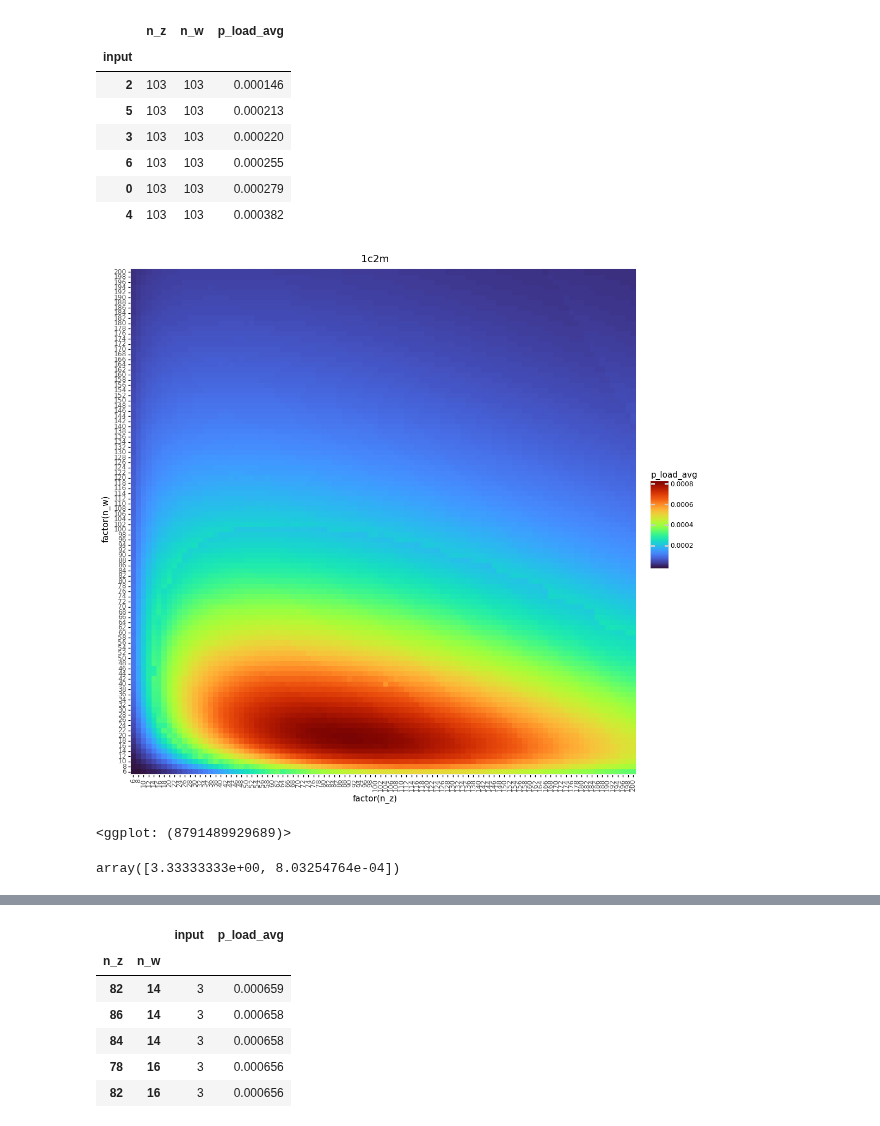
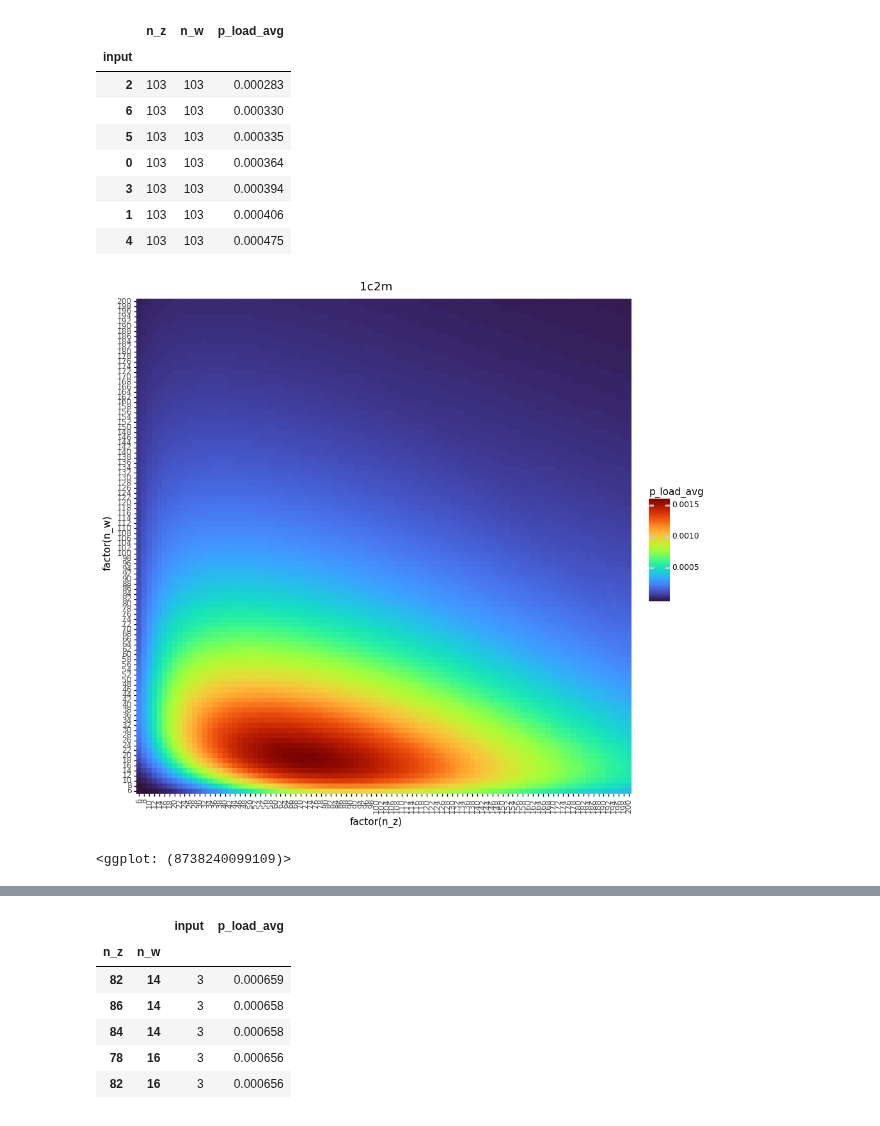
Before and after one commit to mnicstruwig/FlexibleFluxSimulator, a Jupyter notebook: experiments/2020-11-05-Optimization-Results-Anaylsis.ipynb, the cells around one changed output, grey strips where cells are left out. Saved outputs shown, nothing was run; the diff lists cells and outputs as text; code cells hidden in the pictures.

```diff
--- a/experiments/2020-11-05-Optimization-Results-Anaylsis.ipynb
+++ b/experiments/2020-11-05-Optimization-Results-Anaylsis.ipynb
@@ -5,4 +5,6 @@ import pyarrow.parquet as pq
 import pyarrow as pa
 import numpy as np
 import pandas as pd
+# %%
+base_path = '../data/optimization_outputs/2021-05-14/'
 # %%
@@ -100,14 +88,13 @@ df_2c1m.groupby(['n_z', 'n_w']).mean('p_load_avg').sort_values(by='p_load_avg',
 # %%
-df_1c2m = pq.read_table('../data/optimization_outputs/2021-03-19/1c2m.parquet/').to_pandas()
+df_1c2m = pq.read_table(base_path + '1c2m.parquet/').to_pandas()
 df_1c2m.head()
 
 # There appears to be some mistakes in 2 and 6 -- warrants some later investigation
-df_1c2m = df_1c2m.drop(df_1c2m[df_1c2m['input'] == 1].index)
+#df_1c2m = df_1c2m.drop(df_1c2m[df_1c2m['input'] == 1].index)
 # df_1c2m = df_1c2m.drop(df_1c2m[df_1c2m['input'] == 1].index)
 #df_1c2m = df_1c2m.drop(df_1c2m[df_1c2m['input'] == 3].index)
-# df_1c2m = df_1c2m.drop(df_1c2m[df_1c2m['input'] == 4].index)
+#df_1c2m = df_1c2m.drop(df_1c2m[df_1c2m['input'] == 4].index)
 # df_1c2m = df_1c2m.drop(df_1c2m[df_1c2m['input'] == 5].index)
 
-
-df_1c2m.groupby(['n_z', 'n_w']).mean().reset_index().drop('input', axis=1).sort_values(by='p_load_avg', ascending=False).head(10).values[0]
+df_1c2m.groupby(['n_z', 'n_w']).mean().reset_index().drop('input', axis=1).sort_values(by='p_load_avg', ascending=False).head(10)
 # %% [output]
@@ -117,20 +114,17 @@ df_1c2m.groupby('input').mean('p_load_avg').sort_values(by='p_load_avg')
 # %% [output]
 |  | n_z | n_w | p_load_avg |
 | input |  |  |  |
-| 2 | 103 | 103 | 0.000146 |
-| 5 | 103 | 103 | 0.000213 |
-| 3 | 103 | 103 | 0.000220 |
-| 6 | 103 | 103 | 0.000255 |
-| 0 | 103 | 103 | 0.000279 |
-| 4 | 103 | 103 | 0.000382 |
+| 2 | 103 | 103 | 0.000283 |
+| 6 | 103 | 103 | 0.000330 |
+| 5 | 103 | 103 | 0.000335 |
+| 0 | 103 | 103 | 0.000364 |
+| 3 | 103 | 103 | 0.000394 |
+| 1 | 103 | 103 | 0.000406 |
+| 4 | 103 | 103 | 0.000475 |
 # %%
 p = ggplot(aes(x='factor(n_z)', y='factor(n_w)', fill='p_load_avg'), df_1c2m.groupby(['n_z', 'n_w']).mean().reset_index())
-p + geom_tile() + scale_fill_cmap('turbo') + coord_equal() + theme(figure_size=(12, 12), axis_text_x=element_text(angle=90)) + ggtitle('1c2m')
+p + geom_tile() + scale_fill_cmap('turbo') + coord_equal() + theme(figure_size=(10, 10), axis_text_x=element_text(angle=90)) + ggtitle('1c2m')
 # %% [output]
-[figure, old version]
+[figure, new version]
-<ggplot: (8791489929689)>
+<ggplot: (8738240099109)>
-# %%
-df_1c2m.groupby(['n_z', 'n_w']).mean().sort_values(by='p_load_avg', ascending=False).values[0]
-# %% [output]
-array([3.33333333e+00, 8.03254764e-04])
 # %%
```
Also changed, not shown: parts of 14 cells of this notebook, 2 other files.
